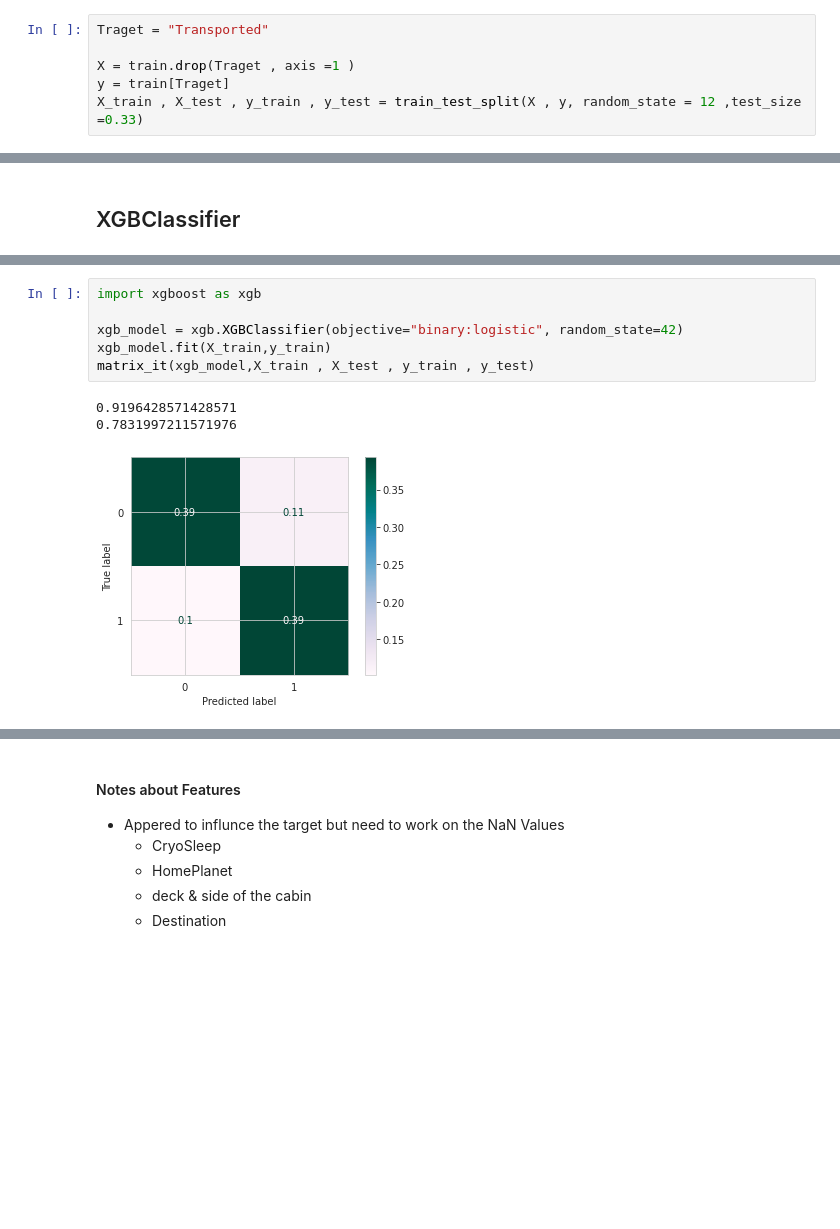
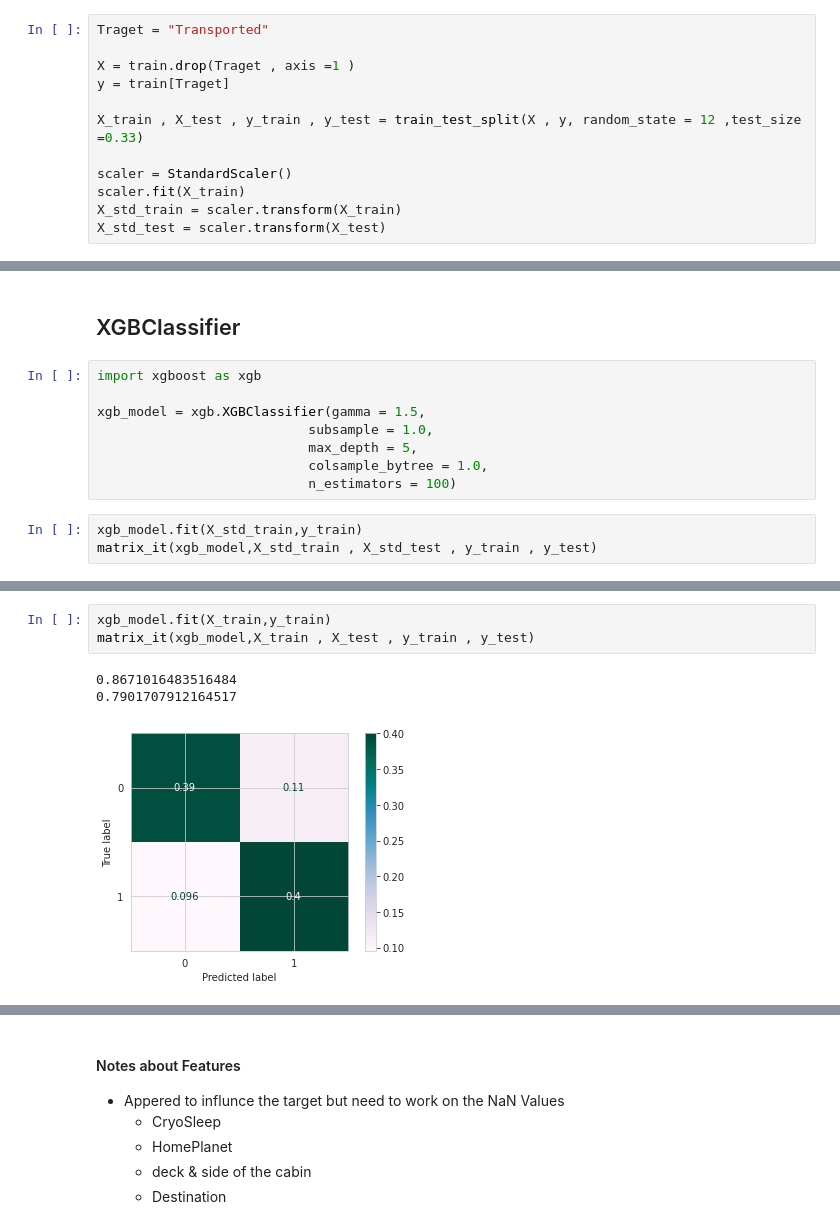
Before and after one commit to Abdelrahman-Hanafy/Kaggle-Knowledge, a Jupyter notebook: spaceship-titanic.ipynb, the cells around one changed output, grey strips where cells are left out. Saved outputs shown, nothing was run; the diff lists cells and outputs as text; blank space fills up the shorter version.

```diff
--- a/spaceship-titanic.ipynb
+++ b/spaceship-titanic.ipynb
@@ -405,7 +426,13 @@ Traget = "Transported"
 
 X = train.drop(Traget , axis =1 )
 y = train[Traget]
+
 X_train , X_test , y_train , y_test = train_test_split(X , y, random_state = 12 ,test_size =0.33)
+
+scaler = StandardScaler()
+scaler.fit(X_train)
+X_std_train = scaler.transform(X_train)
+X_std_test = scaler.transform(X_test)
 # %% [markdown]
 #### Confusion Matrix function
 # %%
@@ -420,3 +447,14 @@ def matrix_it(model,X_train, X_test, y_train, y_test):
     disp = ConfusionMatrixDisplay(conf).plot(cmap=plt.cm.PuBuGn)
 # %% [markdown]
 ## XGBClassifier
+# %%
+import xgboost as xgb
+
+xgb_model = xgb.XGBClassifier(gamma = 1.5,
+                           subsample = 1.0,
+                           max_depth = 5,
+                           colsample_bytree = 1.0,
+                           n_estimators = 100)
+# %%
+xgb_model.fit(X_std_train,y_train)
+matrix_it(xgb_model,X_std_train , X_std_test , y_train , y_test)
@@ -423,10 +465,7 @@ def matrix_it(model,X_train, X_test, y_train, y_test):
 # %%
-import xgboost as xgb
-
-xgb_model = xgb.XGBClassifier(objective="binary:logistic", random_state=42)
 xgb_model.fit(X_train,y_train)
 matrix_it(xgb_model,X_train , X_test , y_train , y_test)
 # %% [output]
-0.9196428571428571
-0.7831997211571976
+0.8671016483516484
+0.7901707912164517
-[figure, old version]
+[figure, new version]
```
Also changed, not shown: parts of 20 cells of this notebook.
